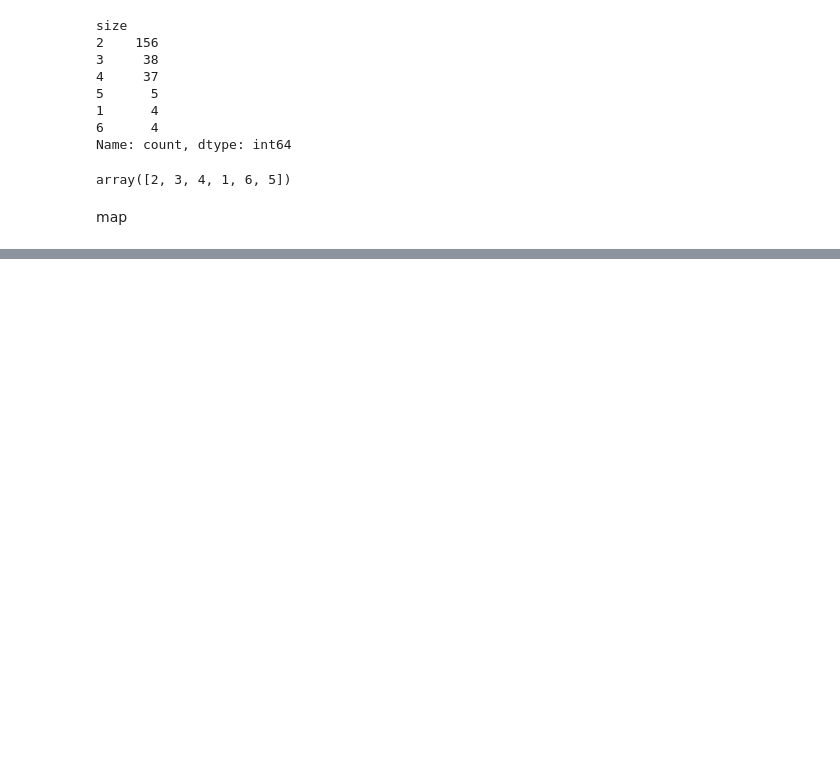
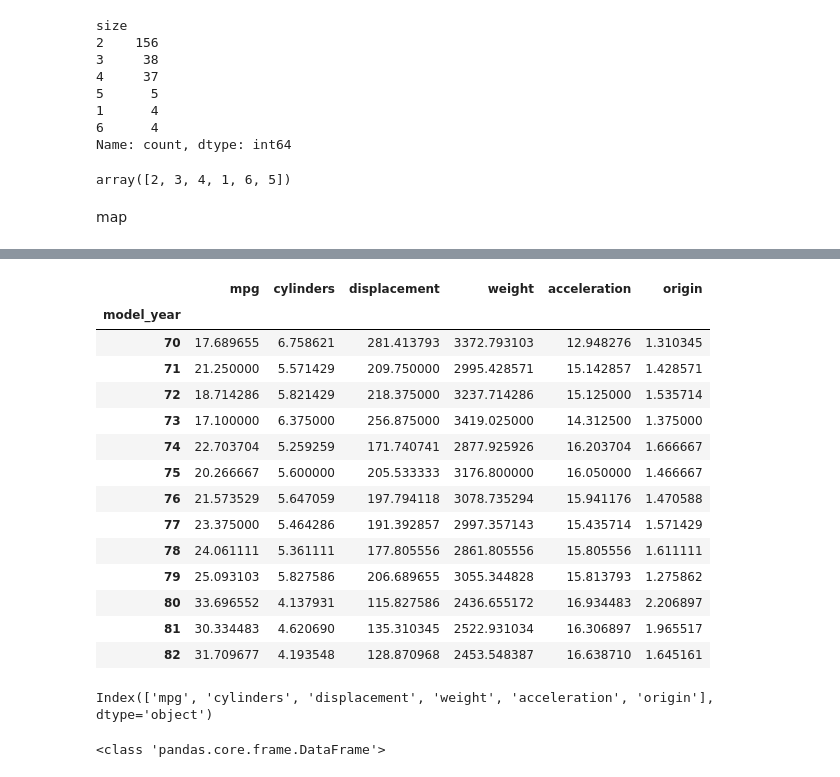
Before and after one commit to YEN-ZT/python_analysis, a Jupyter notebook: ai2_20251025/ch3/ch3.ipynb, the cells around one changed output, grey strips where cells are left out. Cells and saved outputs as stored; diff of their text form; code cells hidden in the pictures; blank space fills up the shorter version.

```diff
--- a/ai2_20251025/ch3/ch3.ipynb
+++ b/ai2_20251025/ch3/ch3.ipynb
@@ -179,0 +539,27 @@ map
+# %%
+avg_year = df.groupby("model_year").mean(numeric_only=True)
+avg_year
+# %% [output]
+|  | mpg | cylinders | displacement | weight | acceleration | origin |
+| model_year |  |  |  |  |  |  |
+| 70 | 17.689655 | 6.758621 | 281.413793 | 3372.793103 | 12.948276 | 1.310345 |
+| 71 | 21.250000 | 5.571429 | 209.750000 | 2995.428571 | 15.142857 | 1.428571 |
+| 72 | 18.714286 | 5.821429 | 218.375000 | 3237.714286 | 15.125000 | 1.535714 |
+| 73 | 17.100000 | 6.375000 | 256.875000 | 3419.025000 | 14.312500 | 1.375000 |
+| 74 | 22.703704 | 5.259259 | 171.740741 | 2877.925926 | 16.203704 | 1.666667 |
+| 75 | 20.266667 | 5.600000 | 205.533333 | 3176.800000 | 16.050000 | 1.466667 |
+| 76 | 21.573529 | 5.647059 | 197.794118 | 3078.735294 | 15.941176 | 1.470588 |
+| 77 | 23.375000 | 5.464286 | 191.392857 | 2997.357143 | 15.435714 | 1.571429 |
+| 78 | 24.061111 | 5.361111 | 177.805556 | 2861.805556 | 15.805556 | 1.611111 |
+| 79 | 25.093103 | 5.827586 | 206.689655 | 3055.344828 | 15.813793 | 1.275862 |
+| 80 | 33.696552 | 4.137931 | 115.827586 | 2436.655172 | 16.934483 | 2.206897 |
+| 81 | 30.334483 | 4.620690 | 135.310345 | 2522.931034 | 16.306897 | 1.965517 |
+| 82 | 31.709677 | 4.193548 | 128.870968 | 2453.548387 | 16.638710 | 1.645161 |
+# %%
+avg_year.columns
+# %% [output]
+Index(['mpg', 'cylinders', 'displacement', 'weight', 'acceleration', 'origin'], dtype='object')
+# %%
+print(type(avg_year))
+# %% [output]
+<class 'pandas.core.frame.DataFrame'>
```
Also changed, not shown: parts of 50 cells of this notebook.
